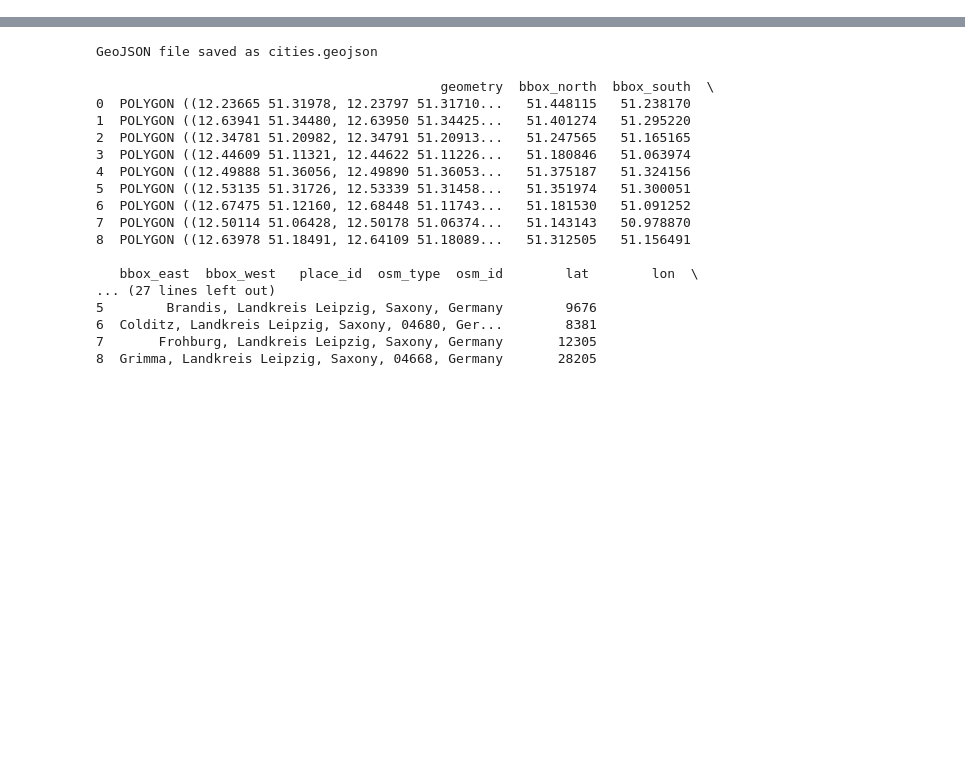
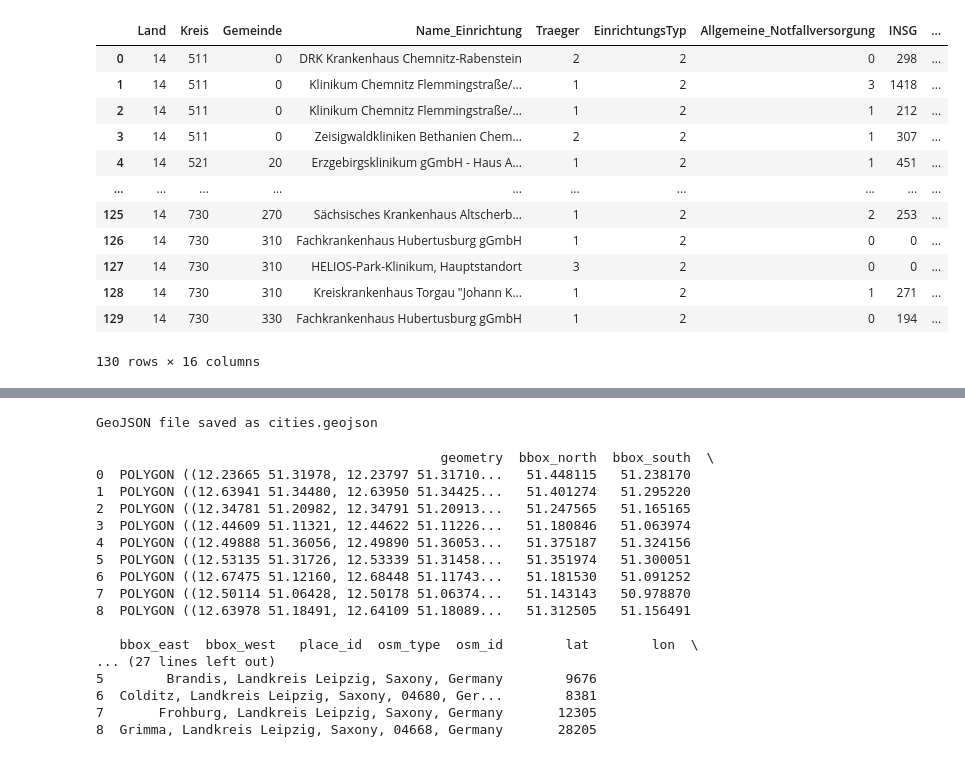
Before and after one commit to MikkoHolfeld88/spatial-humanities, a Jupyter notebook: data/data_preparation.ipynb, the cells around one changed output, grey strips where cells are left out. Drawn from its saved outputs; the diff is of its cells as text; code cells hidden in the pictures; blank space fills up the shorter version.

```diff
--- a/data/data_preparation.ipynb
+++ b/data/data_preparation.ipynb
@@ -8,3 +10,56 @@
 import osmnx as ox
 import geopandas as gpd
 import pandas as pd
+# %%
+#Einlesen der Exceldatei
+hospitals_df=pd.read_excel('data/hospital_data_3.xlsx')
+# %%
+#auf sächsische Einrichtungen filtern
+hospitals_df= hospitals_df[hospitals_df['Land'] == 14].reset_index(drop=True)
+# %%
+# Einheitliche Konvertierung zu String und Entfernen unsichtbarer Zeichen
+hospitals_df.columns = hospitals_df.columns.astype(str)
+hospitals_df.columns = hospitals_df.columns.str.strip()
+
+new_columns = {
+	'Land':'Land',
+	'Kreis':'Kreis',
+	'Gemeinde':'Gemeinde',
+	'Adresse_Name':'Name_Einrichtung',
+	'Adresse_Strasse_Standort':'Adresse_Strasse_Standort',
+	'Adresse_Haus-Nr._Standort':'Adresse_Haus-Nr._Standort',
+	'Adresse_Ort_Standort':'Adresse_Ort_Standort',
+    'Traeger':'Traeger',
+	'EinrichtungsTyp':'EinrichtungsTyp',
+	'Allgemeine_Notfallversorgung':'Allgemeine_Notfallversorgung',
+	'INSG':'INSG',
+	'0100':'Betten innere Medizin',
+    '0300':'Betten Kardiologie ',
+    '1500':'Betten Allgemeine Chirurgie',
+	'2100':'Betten Herzchirurgie',
+	'2200':'Betten Urologie',
+	'2600':'Betten HNO',
+	'2900':'Betten Psychatrie'
+}
+hospitals_df = hospitals_df[list(new_columns.keys())].rename(columns=new_columns)
+# %%
+hospitals_df['Adresse'] = hospitals_df.apply(lambda row: ' '.join(map(str, row[['Adresse_Strasse_Standort', 'Adresse_Haus-Nr._Standort', 'Adresse_Ort_Standort']])), axis=1)
+
+# Alte Spalten löschen
+hospitals_df.drop(columns=['Adresse_Strasse_Standort', 'Adresse_Haus-Nr._Standort', 'Adresse_Ort_Standort'], inplace=True)
+# %%
+display(hospitals_df)
+# %% [output]
+|  | Land | Kreis | Gemeinde | Name_Einrichtung | Traeger | EinrichtungsTyp | Allgemeine_Notfallversorgung | INSG | ... |
+| 0 | 14 | 511 | 0 | DRK Krankenhaus Chemnitz-Rabenstein | 2 | 2 | 0 | 298 | ... |
+| 1 | 14 | 511 | 0 | Klinikum Chemnitz Flemmingstraße/... | 1 | 2 | 3 | 1418 | ... |
+| 2 | 14 | 511 | 0 | Klinikum Chemnitz Flemmingstraße/... | 1 | 2 | 1 | 212 | ... |
+| 3 | 14 | 511 | 0 | Zeisigwaldkliniken Bethanien Chem... | 2 | 2 | 1 | 307 | ... |
+| 4 | 14 | 521 | 20 | Erzgebirgsklinikum gGmbH - Haus A... | 1 | 2 | 1 | 451 | ... |
+| ... | ... | ... | ... | ... | ... | ... | ... | ... | ... |
+| 125 | 14 | 730 | 270 | Sächsisches Krankenhaus Altscherb... | 1 | 2 | 2 | 253 | ... |
+| 126 | 14 | 730 | 310 | Fachkrankenhaus Hubertusburg gGmbH | 1 | 2 | 0 | 0 | ... |
+| 127 | 14 | 730 | 310 | HELIOS-Park-Klinikum, Hauptstandort | 3 | 2 | 0 | 0 | ... |
+| 128 | 14 | 730 | 310 | Kreiskrankenhaus Torgau "Johann K... | 1 | 2 | 1 | 271 | ... |
+| 129 | 14 | 730 | 330 | Fachkrankenhaus Hubertusburg gGmbH | 1 | 2 | 0 | 194 | ... |
+130 rows × 16 columns
```
Also changed, not shown: parts of 6 cells of this notebook.
